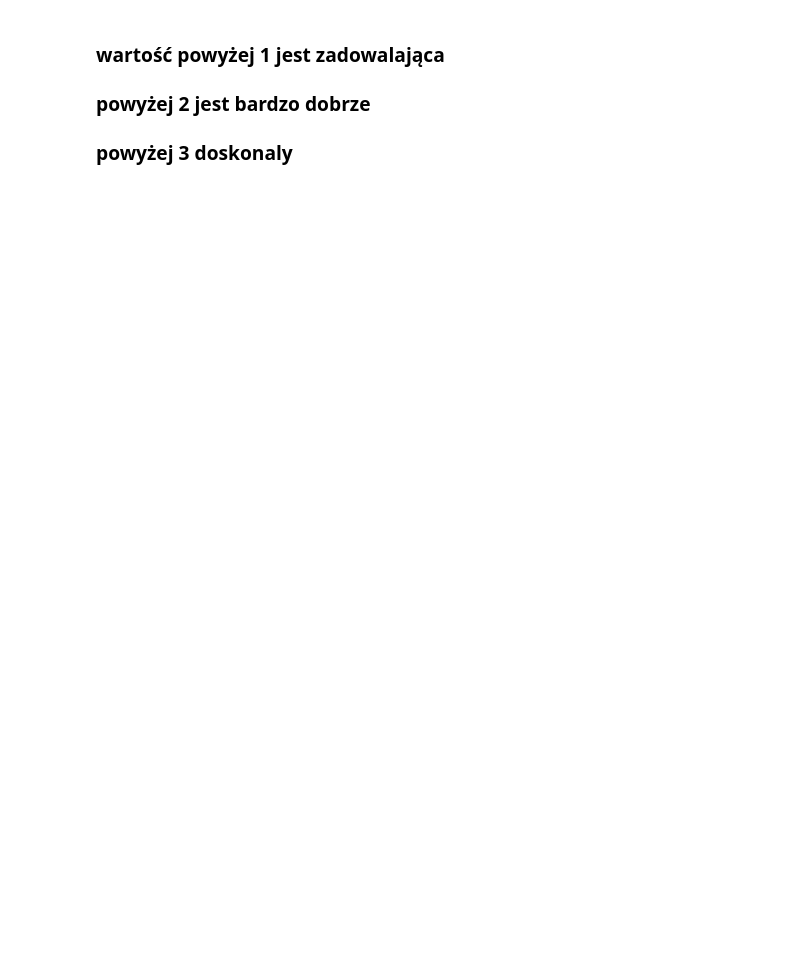
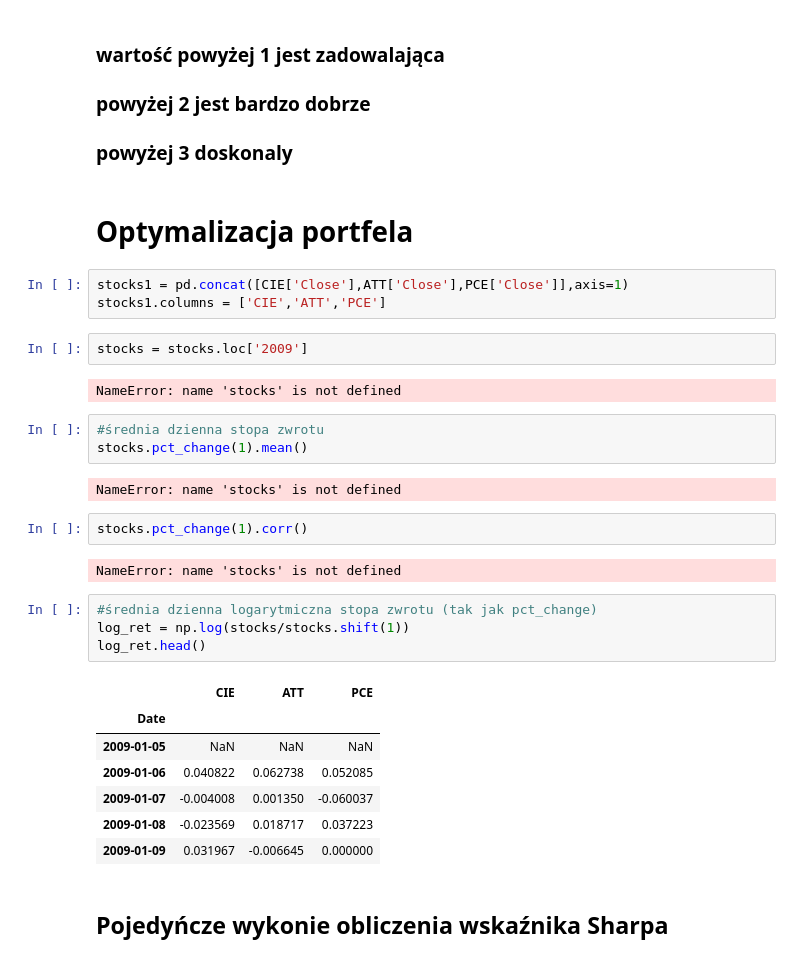
Before and after one commit to Sevil37/AnalizaFinansowa, a Jupyter notebook: WIG_CHEMIA.ipynb, the cells around one changed output. Cells and saved outputs as stored; diff of their text form; blank space fills up the shorter version.

```diff
--- a/WIG_CHEMIA.ipynb
+++ b/WIG_CHEMIA.ipynb
@@ -392,3 +393,35 @@ ASR
 ### wartość powyżej 1 jest zadowalająca
 ### powyżej 2 jest bardzo dobrze
 ### powyżej 3 doskonaly
+# %% [markdown]
+# Optymalizacja portfela
+# %%
+stocks1 = pd.concat([CIE['Close'],ATT['Close'],PCE['Close']],axis=1)
+stocks1.columns = ['CIE','ATT','PCE']
+# %%
+stocks = stocks.loc['2009']
+# %% [output]
+NameError: name 'stocks' is not defined
+# %%
+#średnia dzienna stopa zwrotu
+stocks.pct_change(1).mean()
+# %% [output]
+NameError: name 'stocks' is not defined
+# %%
+stocks.pct_change(1).corr()
+# %% [output]
+NameError: name 'stocks' is not defined
+# %%
+#średnia dzienna logarytmiczna stopa zwrotu (tak jak pct_change)
+log_ret = np.log(stocks/stocks.shift(1))
+log_ret.head()
+# %% [output]
+|  | CIE | ATT | PCE |
+| Date |  |  |  |
+| 2009-01-05 | NaN | NaN | NaN |
+| 2009-01-06 | 0.040822 | 0.062738 | 0.052085 |
+| 2009-01-07 | -0.004008 | 0.001350 | -0.060037 |
+| 2009-01-08 | -0.023569 | 0.018717 | 0.037223 |
+| 2009-01-09 | 0.031967 | -0.006645 | 0.000000 |
+# %% [markdown]
+## Pojedyńcze wykonie obliczenia wskaźnika Sharpa
```
Also changed, not shown: parts of 48 cells of this notebook.
